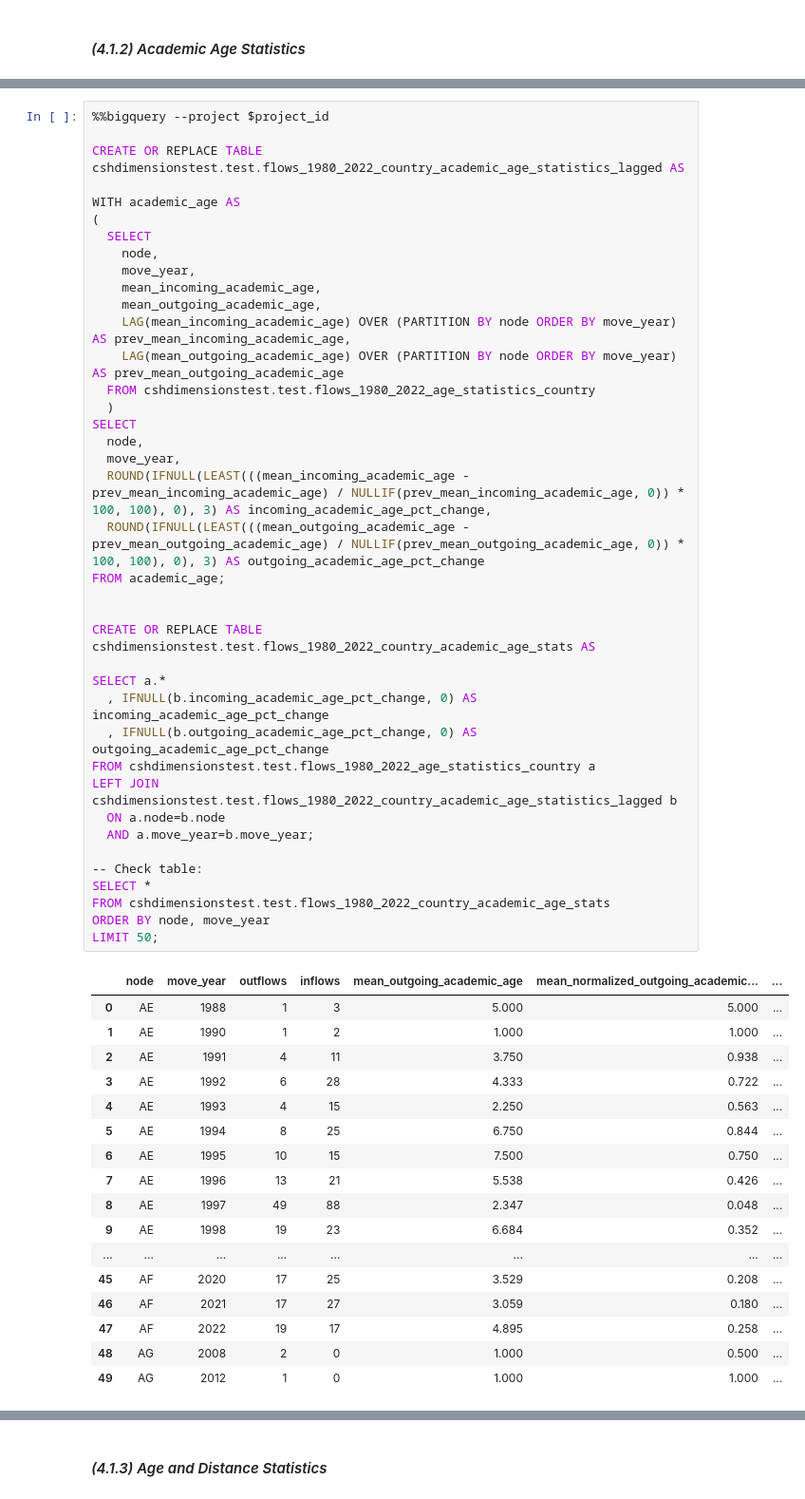
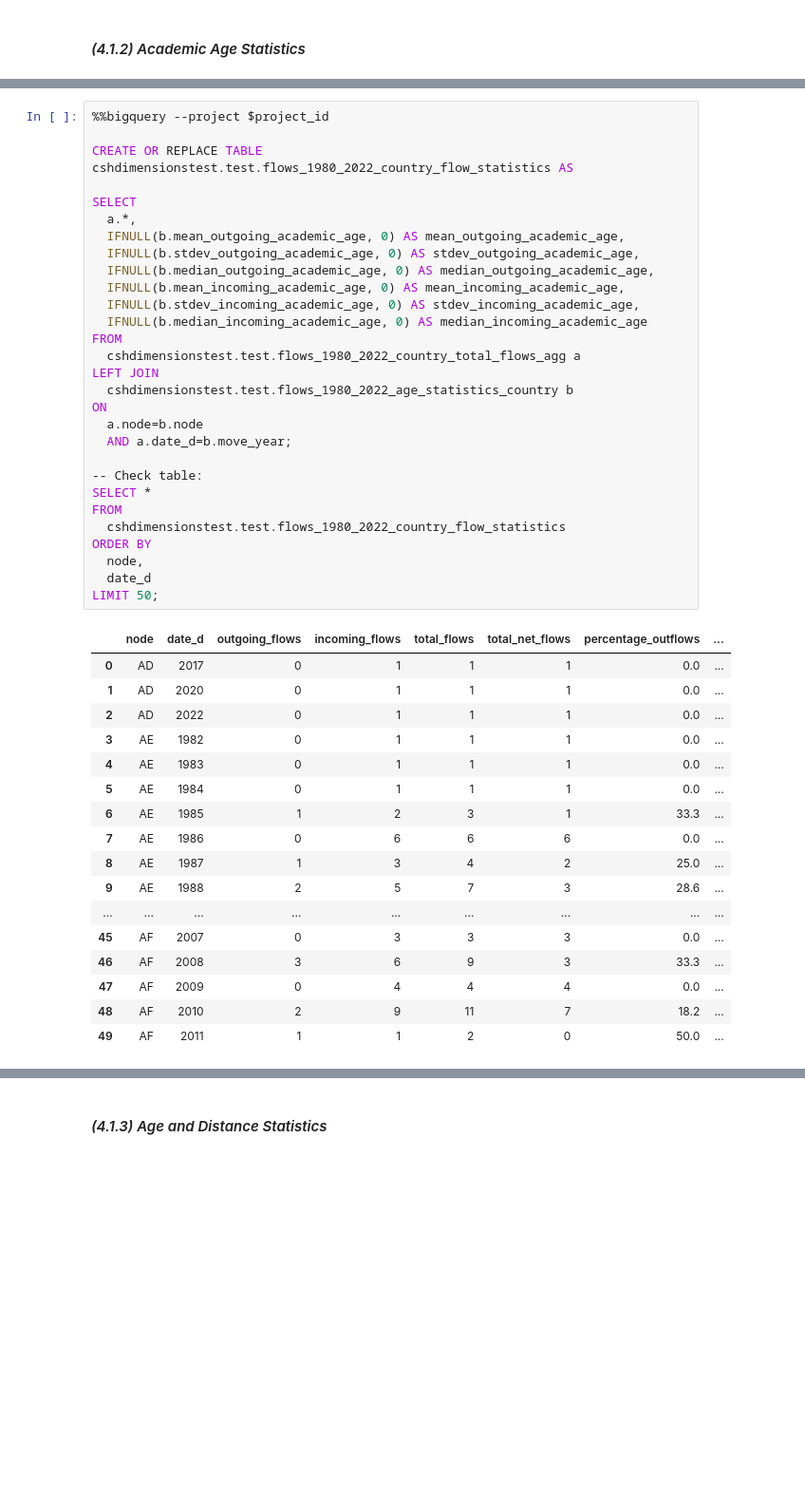
Before and after one commit to MarciaFG/SciFlows-notebooks, a Jupyter notebook: DEBUG_COUNTRY_Flows_1980_2022_first_level_for.ipynb, the cells around one changed output, grey strips where cells are left out. Shown at 95% size. Drawn from its saved outputs; the diff is of its cells as text; blank space fills up the shorter version.

```diff
--- a/DEBUG_COUNTRY_Flows_1980_2022_first_level_for.ipynb
+++ b/DEBUG_COUNTRY_Flows_1980_2022_first_level_for.ipynb
@@ -908,57 +1119,47 @@ A positive value would indicate an increase in the average academic age, while a
 # %%
 %%bigquery --project $project_id
 
-CREATE OR REPLACE TABLE cshdimensionstest.test.flows_1980_2022_country_academic_age_statistics_lagged AS
+CREATE OR REPLACE TABLE cshdimensionstest.test.flows_1980_2022_country_flow_statistics AS
 
-WITH academic_age AS
-(
-  SELECT
-    node,
-    move_year,
-    mean_incoming_academic_age,
-    mean_outgoing_academic_age,
-    LAG(mean_incoming_academic_age) OVER (PARTITION BY node ORDER BY move_year) AS prev_mean_incoming_academic_age,
-    LAG(mean_outgoing_academic_age) OVER (PARTITION BY node ORDER BY move_year) AS prev_mean_outgoing_academic_age
-  FROM cshdimensionstest.test.flows_1980_2022_age_statistics_country
-  )
 SELECT
-  node,
-  move_year,
-  ROUND(IFNULL(LEAST(((mean_incoming_academic_age - prev_mean_incoming_academic_age) / NULLIF(prev_mean_incoming_academic_age, 0)) * 100, 100), 0), 3) AS incoming_academic_age_pct_change,
-  ROUND(IFNULL(LEAST(((mean_outgoing_academic_age - prev_mean_outgoing_academic_age) / NULLIF(prev_mean_outgoing_academic_age, 0)) * 100, 100), 0), 3) AS outgoing_academic_age_pct_change
-FROM academic_age;
-
-
-CREATE OR REPLACE TABLE cshdimensionstest.test.flows_1980_2022_country_academic_age_stats AS
-
-SELECT a.*
-  , IFNULL(b.incoming_academic_age_pct_change, 0) AS incoming_academic_age_pct_change
-  , IFNULL(b.outgoing_academic_age_pct_change, 0) AS outgoing_academic_age_pct_change
-FROM cshdimensionstest.test.flows_1980_2022_age_statistics_country a
-LEFT JOIN cshdimensionstest.test.flows_1980_2022_country_academic_age_statistics_lagged b
-  ON a.node=b.node
-  AND a.move_year=b.move_year;
+  a.*,
+  IFNULL(b.mean_outgoing_academic_age, 0) AS mean_outgoing_academic_age,
+  IFNULL(b.stdev_outgoing_academic_age, 0) AS stdev_outgoing_academic_age,
+  IFNULL(b.median_outgoing_academic_age, 0) AS median_outgoing_academic_age,
+  IFNULL(b.mean_incoming_academic_age, 0) AS mean_incoming_academic_age,
+  IFNULL(b.stdev_incoming_academic_age, 0) AS stdev_incoming_academic_age,
+  IFNULL(b.median_incoming_academic_age, 0) AS median_incoming_academic_age
+FROM
+  cshdimensionstest.test.flows_1980_2022_country_total_flows_agg a
+LEFT JOIN
+  cshdimensionstest.test.flows_1980_2022_age_statistics_country b
+ON
+  a.node=b.node
+  AND a.date_d=b.move_year;
 
 -- Check table:
 SELECT *
-FROM cshdimensionstest.test.flows_1980_2022_country_academic_age_stats
-ORDER BY node, move_year
+FROM
+  cshdimensionstest.test.flows_1980_2022_country_flow_statistics
+ORDER BY
+  node,
+  date_d
 LIMIT 50;
 # %% [output]
-|  | node | move_year | outflows | inflows | mean_outgoing_academic_age | mean_normalized_outgoing_academic... | ... |
-| 0 | AE | 1988 | 1 | 3 | 5.000 | 5.000 | ... |
-| 1 | AE | 1990 | 1 | 2 | 1.000 | 1.000 | ... |
-| 2 | AE | 1991 | 4 | 11 | 3.750 | 0.938 | ... |
-| 3 | AE | 1992 | 6 | 28 | 4.333 | 0.722 | ... |
-| 4 | AE | 1993 | 4 | 15 | 2.250 | 0.563 | ... |
-| 5 | AE | 1994 | 8 | 25 | 6.750 | 0.844 | ... |
-| 6 | AE | 1995 | 10 | 15 | 7.500 | 0.750 | ... |
-| 7 | AE | 1996 | 13 | 21 | 5.538 | 0.426 | ... |
-| 8 | AE | 1997 | 49 | 88 | 2.347 | 0.048 | ... |
-| 9 | AE | 1998 | 19 | 23 | 6.684 | 0.352 | ... |
-| ... | ... | ... | ... | ... | ... | ... | ... |
-| 45 | AF | 2020 | 17 | 25 | 3.529 | 0.208 | ... |
-| 46 | AF | 2021 | 17 | 27 | 3.059 | 0.180 | ... |
-| 47 | AF | 2022 | 19 | 17 | 4.895 | 0.258 | ... |
-| 48 | AG | 2008 | 2 | 0 | 1.000 | 0.500 | ... |
-| 49 | AG | 2012 | 1 | 0 | 1.000 | 1.000 | ... |
+|  | node | date_d | outgoing_flows | incoming_flows | total_flows | total_net_flows | percentage_outflows | ... |
+| 0 | AD | 2017 | 0 | 1 | 1 | 1 | 0.0 | ... |
+| 1 | AD | 2020 | 0 | 1 | 1 | 1 | 0.0 | ... |
+| 2 | AD | 2022 | 0 | 1 | 1 | 1 | 0.0 | ... |
+| 3 | AE | 1982 | 0 | 1 | 1 | 1 | 0.0 | ... |
+| 4 | AE | 1983 | 0 | 1 | 1 | 1 | 0.0 | ... |
+| 5 | AE | 1984 | 0 | 1 | 1 | 1 | 0.0 | ... |
+| 6 | AE | 1985 | 1 | 2 | 3 | 1 | 33.3 | ... |
+| 7 | AE | 1986 | 0 | 6 | 6 | 6 | 0.0 | ... |
+| 8 | AE | 1987 | 1 | 3 | 4 | 2 | 25.0 | ... |
+| 9 | AE | 1988 | 2 | 5 | 7 | 3 | 28.6 | ... |
+| ... | ... | ... | ... | ... | ... | ... | ... | ... |
+| 45 | AF | 2007 | 0 | 3 | 3 | 3 | 0.0 | ... |
+| 46 | AF | 2008 | 3 | 6 | 9 | 3 | 33.3 | ... |
+| 47 | AF | 2009 | 0 | 4 | 4 | 4 | 0.0 | ... |
+| 48 | AF | 2010 | 2 | 9 | 11 | 7 | 18.2 | ... |
+| 49 | AF | 2011 | 1 | 1 | 2 | 0 | 50.0 | ... |
```
Also changed, not shown: parts of 77 cells of this notebook.
